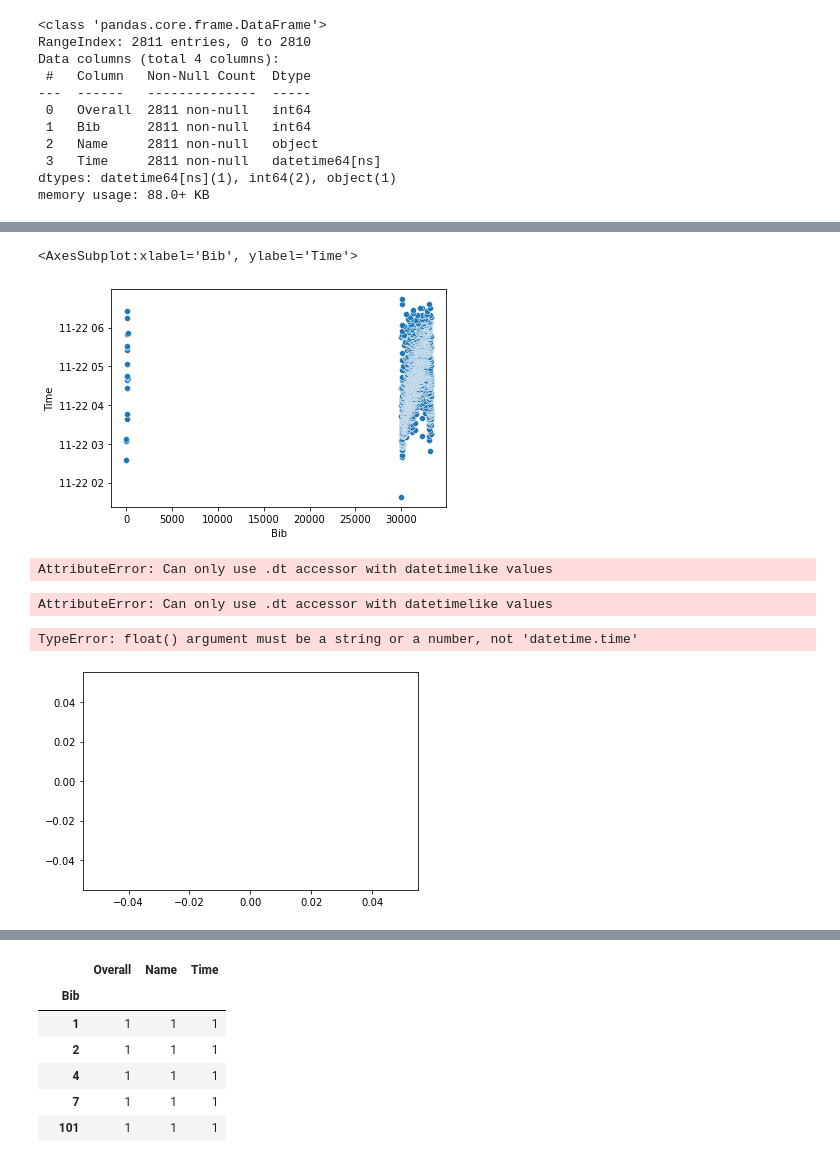
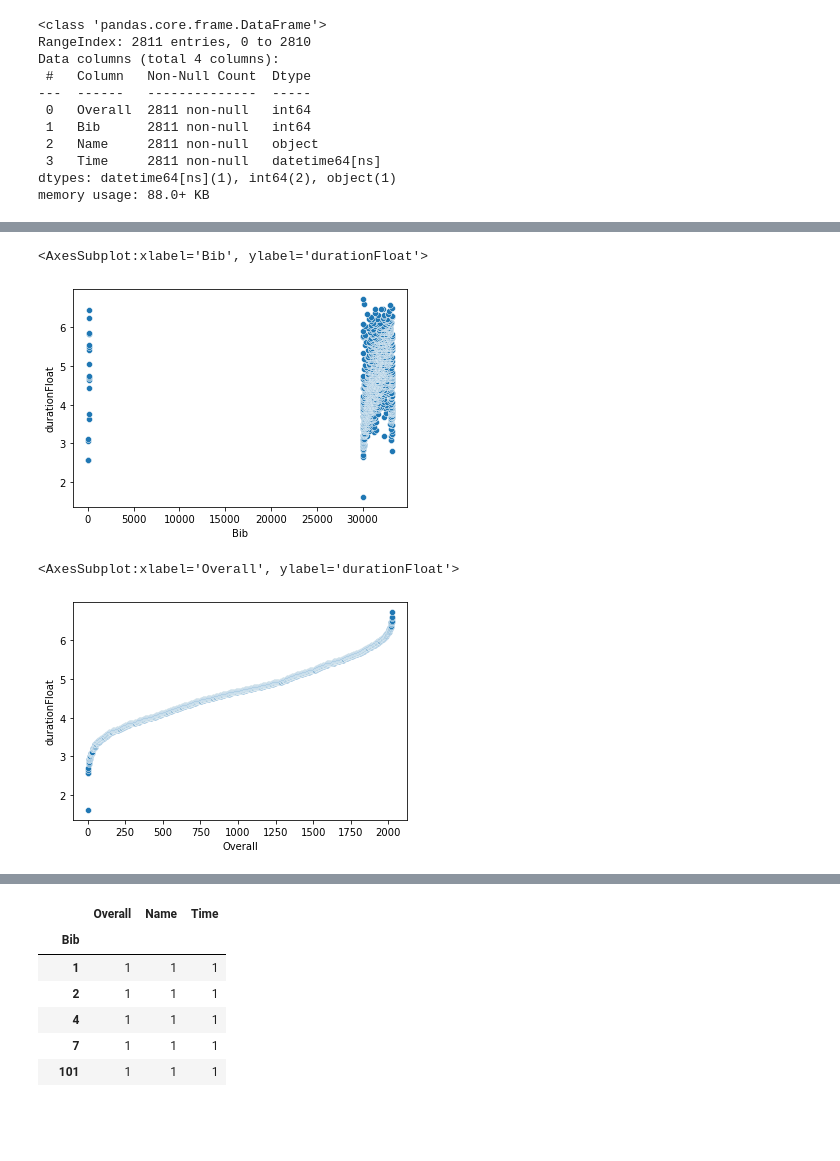
Before and after one commit to abcarlisle22/web-scraping-marathon-data-abcarlisle22, a Jupyter notebook: Marathon_Project_Webscrapping.ipynb, the cells around one changed output, grey strips where cells are left out. Saved outputs shown, nothing was run; the diff lists cells and outputs as text; code cells hidden in the pictures; blank space fills up the shorter version.

```diff
--- a/Marathon_Project_Webscrapping.ipynb
+++ b/Marathon_Project_Webscrapping.ipynb
@@ -459,3 +511,10 @@ full_2019 = marathon(urlbase_2019, pgs_2019)
 full_2019.shape
 # %% [output]
 (2811, 4)
+# %%
+full_2019["Time"]= pd.to_datetime(full_2019["Time"])
+# %%
+full_2019['durationFloat'] =full_2019['Time'].dt.hour.astype(float) + round(full_2019['Time'].dt.minute/60, 2)
+# %%
+slowest_2019 = full_2019.loc[full_2019["durationFloat"] == full_2019["durationFloat"].min()]
+final_2019_full = full_2019.drop(slowest_2019.index)
@@ -528,2 +570,0 @@ slowest
-# %%
-final_2019_full = full_2019.drop(slowest.index)
@@ -547,18 +576,10 @@ sns.pairplot(final_2019_full)
 # %%
-sns.scatterplot("Bib","Time",data=final_2019_full)
+sns.scatterplot("Bib","durationFloat",data=final_2019_full)
 # %% [output]
-<AxesSubplot:xlabel='Bib', ylabel='Time'>
+<AxesSubplot:xlabel='Bib', ylabel='durationFloat'>
-[figure, old version]
+[figure, new version]
-# %%
-final_2019_full["Time"] = final_2019_full['Time'].dt.time
-# %% [output]
-AttributeError: Can only use .dt accessor with datetimelike values
-# %%
-final_2019_full['durationFloat'] = final_2019_full['Time'].dt.hour.astype(float)
-# %% [output]
-AttributeError: Can only use .dt accessor with datetimelike values
 # %%
-sns.scatterplot("Time","Overall",data=final_2019_full)
+sns.scatterplot("Overall","durationFloat",data=final_2019_full)
 # %% [output]
-TypeError: float() argument must be a string or a number, not 'datetime.time'
+<AxesSubplot:xlabel='Overall', ylabel='durationFloat'>
-[figure, old version]
+[figure, new version]
```
Also changed, not shown: parts of 164 cells of this notebook.
